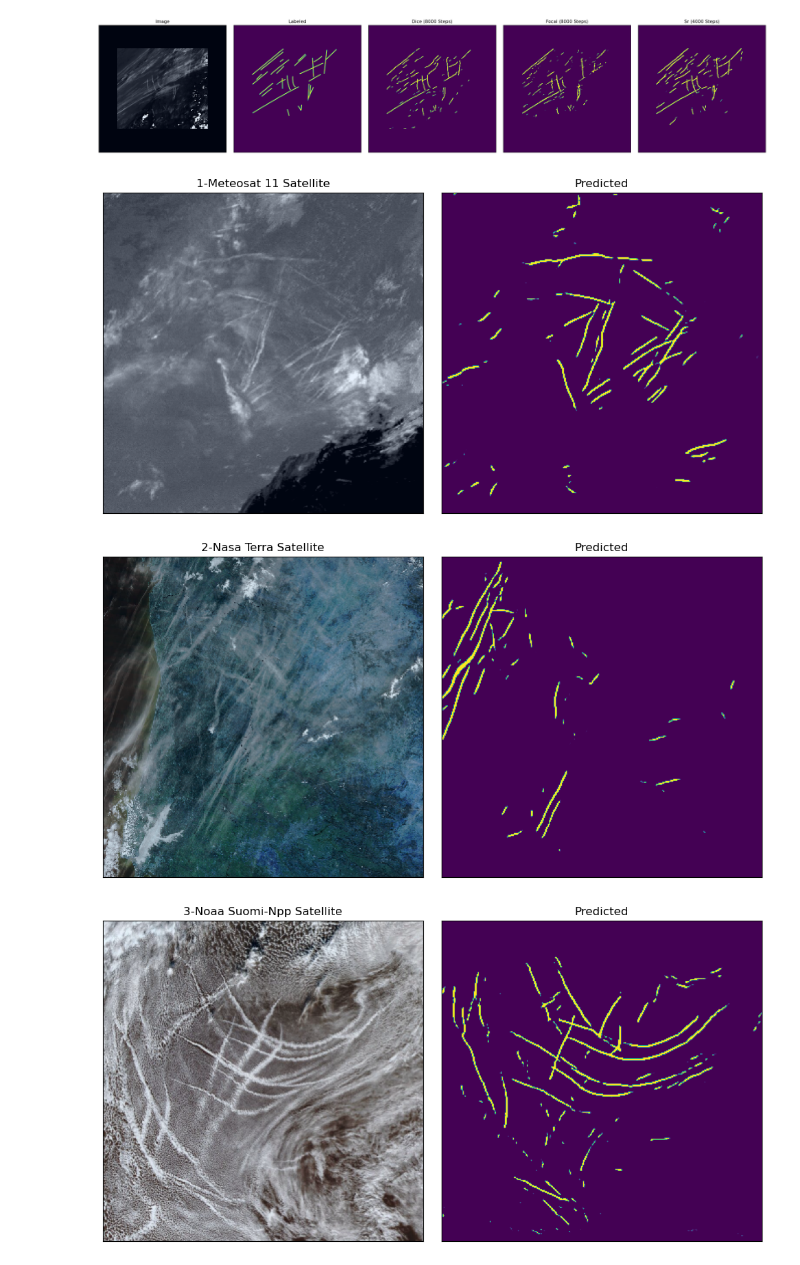
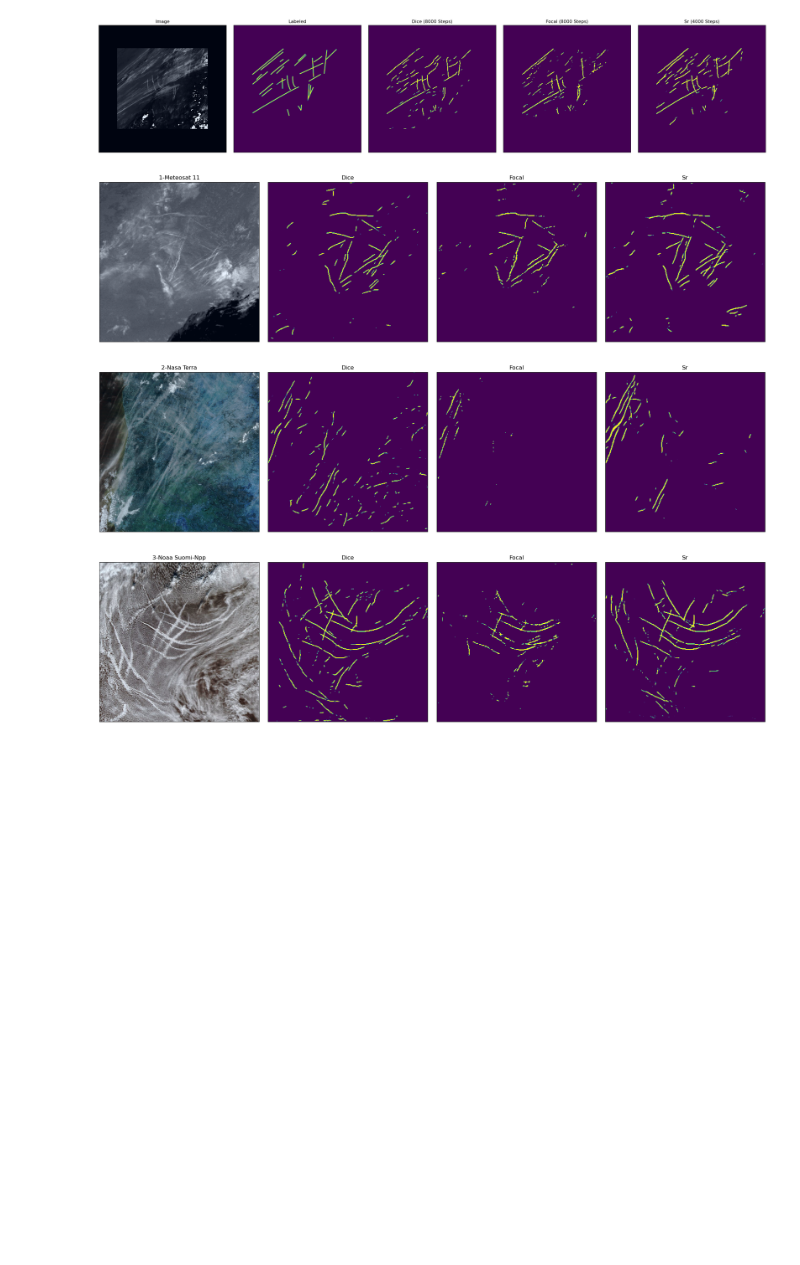
Before and after one commit to junzis/contrail-seg, a Jupyter notebook: detect.ipynb, the cells around one changed output. Saved outputs shown, nothing was run; the diff lists cells and outputs as text; code cells hidden in the pictures; blank space fills up the shorter version.

Commit message:
update figures

```diff
--- a/detect.ipynb
+++ b/detect.ipynb
@@ -12,13 +12,15 @@ from torch.utils.data import DataLoader
 import contrail
 
 model = contrail.ContrailModel("UNet", in_channels=3, out_classes=1)
-model.load_state_dict(torch.load("data/model/contrail.torch.states.v4.dice.8000.bin"))
+model.load_state_dict(torch.load("data/models/contrail.torch.states.v4.dice.8000.bin"))
 
 model2 = contrail.ContrailModel("UNet", in_channels=3, out_classes=1)
-model2.load_state_dict(torch.load("data/model/contrail.torch.states.v7.focal.8000.bin"))
+model2.load_state_dict(
+    torch.load("data/models/contrail.torch.states.v7.focal.8000.bin")
+)
 
 model3 = contrail.ContrailModel("UNet", in_channels=3, out_classes=1)
-model3.load_state_dict(torch.load("data/model/contrail.torch.states.v12.sr.4000.bin"))
+model3.load_state_dict(torch.load("data/models/contrail.torch.states.v12.sr.4000.bin"))
 # %% [output]
 <All keys matched successfully>
 # %%
@@ -109,39 +111,58 @@ other_image_paths = sorted(glob.glob("data/internet_img/*.[jp][pn]g"))
 # other_image_paths = sorted(glob.glob("data/landsat/*B10.TIF"))
 
 other_dataset = contrail.Dataset(
     other_image_paths,
     augmentation=contrail.get_test_augmentation(),
     preprocessing=contrail.get_preprocessing(),
 )
 
 other_dataloader = DataLoader(
     other_dataset,
     batch_size=10,
     shuffle=False,
 )
 
 batch = next(iter(other_dataloader))
 
+
+with torch.no_grad():
+    model.eval()
+    logits = model(batch)
+    pred_masks_1 = logits.sigmoid()
+
+
+with torch.no_grad():
+    model2.eval()
+    logits = model2(batch)
+    pred_masks_2 = logits.sigmoid()
+    pred_masks_2 = np.where(pred_masks_2 > 0.5, 1, 0)
+
 with torch.no_grad():
     model3.eval()
     logits = model3(batch)
-
-pred_masks = logits.sigmoid()
+    pred_masks_3 = logits.sigmoid()
 
 results = []
 
-for i, (image, pred) in enumerate(zip(batch, pred_masks)):
+for i in range(4):
+
+    image = batch[i]
+    pred1 = pred_masks_1[i]
+    pred2 = pred_masks_2[i]
+    pred3 = pred_masks_3[i]
+
     d = {
-        Path(other_image_paths[i]).stem: image.numpy(),
-        "Predicted": pred.numpy(),
+        Path(other_image_paths[i]).stem: np.array(image),
+        "Dice": np.array(pred1),
+        "Focal": np.array(pred2),
+        "SR": np.array(pred3),
     }
 
     contrail.visualize(**d)
     results.append(d)
 
-
 # pickle.dump(results, open(f"{outpath}/different_image_sources.pkl", "wb"))
 # %% [output]
-[figure, old version]
+[figure, new version]
-[figure, old version]
+[figure, new version]
-[figure, old version]
+[figure, new version]
```
Also changed, not shown: parts of 1 cell of this notebook, 5 other files.
